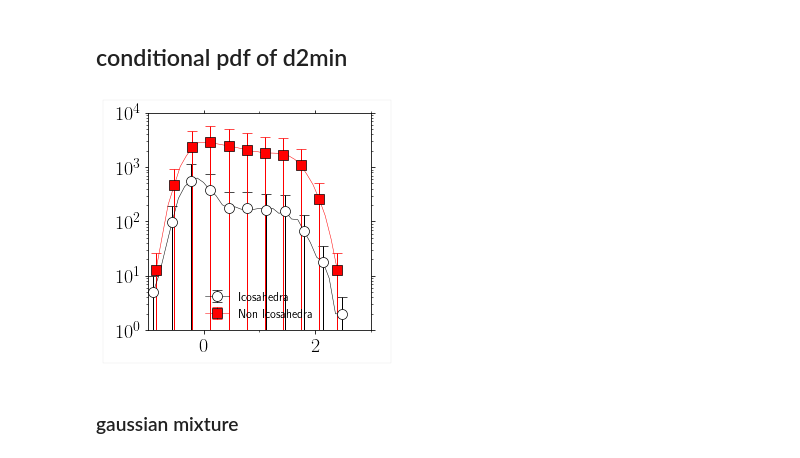
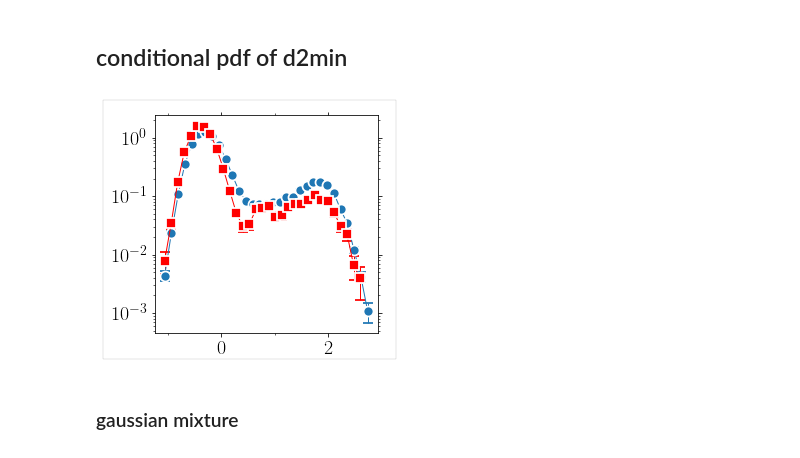
Before and after one commit to kkarimi62/glassDeformation, a Jupyter notebook: python/analyzePlasticity.ipynb, the cells around one changed output. Drawn from its saved outputs; the diff is of its cells as text; code cells hidden in the pictures.

```diff
--- a/python/analyzePlasticity.ipynb
+++ b/python/analyzePlasticity.ipynb
@@ -2548,21 +2548,30 @@ if not eval(confParser['flags']['RemoteMachine']):
                     )
 # %% [markdown]
 ## conditional pdf of d2min
-# %%
-
-
-
-
-if eval(confParser['flags']['DminAnalysis']) and eval(confParser['flags']['VorAnl']):
-
-    utl.PdfCondD2min( lmpVor, lmpDmin,
-              times = [itime], #[2000000],#lmpData.coord_atoms_broken.keys(),
-              Plot = True,
-              title = 'pdfCondD2minBad.png',
-              axisLabels = False,
-             )
-# %% [output]
-[figure, removed]
+# %%
+if eval(confParser['flags']['DminAnalysis']) and eval(confParser['flags']['VorAnl']):
+    symbols=Symbols()
+
+    val = lmpDmin.coord_atoms_broken[itime].d2min
+    hist, edges, err = utl.GetPDF(np.log10(val), n_per_decade=32,linscale=True)
+    ax=utl.PltErr(edges,hist,yerr=err,
+                  attrs=symbols.GetAttrs(count=0),
+                  Plot=None,
+              )
+
+    filtr=utl.GetFullIcosahedra(lp.Atoms( **lmpVor.coord_atoms_broken[itime].to_dict(orient='series') ))
+    val = lmpDmin.coord_atoms_broken[itime][filtr].d2min
+    hist, edges, err = utl.GetPDF(np.log10(val), n_per_decade=32,linscale=True)
+    utl.PltErr(edges,hist,yerr=err,
+                  attrs=symbols.GetAttrs(count=1),
+                  ax=ax,
+                  Plot=None,
+              xscale='linear',yscale='log',
+               DrawFrame=DRAW_FRAME,
+               title='png/d2minDist_quenched.png'
+              )
+# %% [output]
+[figure, added]
 # %% [markdown]
 ### gaussian mixture
 # %%
```
Also changed, not shown: parts of 11 cells of this notebook, 1 other file.
